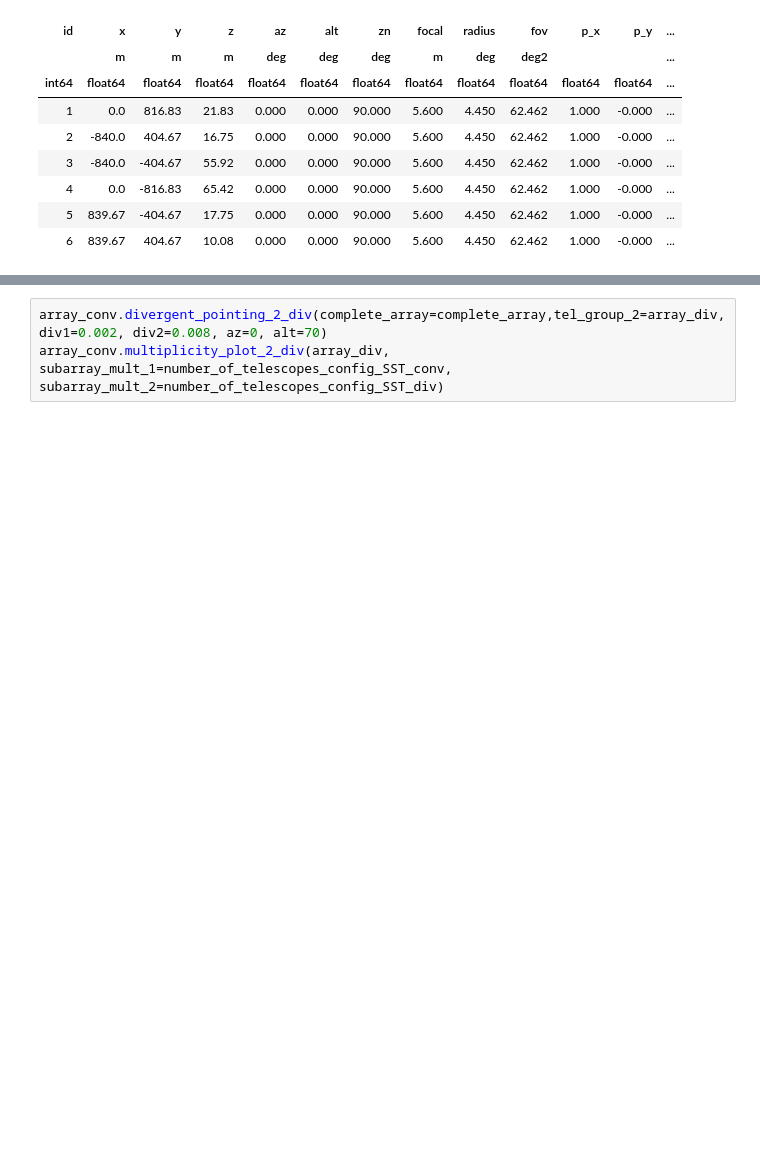
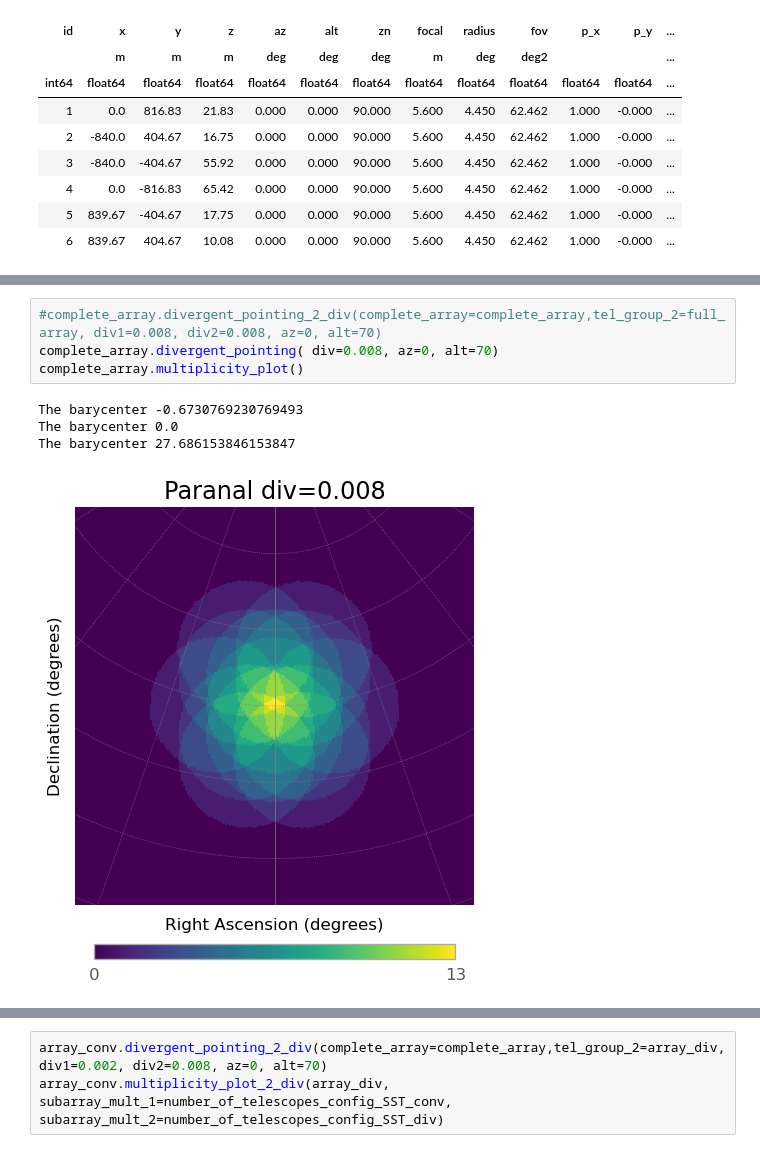
Before and after one commit to SamantaMorales/divtel, a Jupyter notebook: SST/BEST_SST_choosing_divergence_values.ipynb, the cells around one changed output, grey strips where cells are left out. Cells and saved outputs as stored; diff of their text form; blank space fills up the shorter version.

```diff
--- a/SST/BEST_SST_choosing_divergence_values.ipynb
+++ b/SST/BEST_SST_choosing_divergence_values.ipynb
@@ -475 +475,10 @@ Table length=46
+# %%
+#complete_array.divergent_pointing_2_div(complete_array=complete_array,tel_group_2=full_array, div1=0.008, div2=0.008, az=0, alt=70)
+complete_array.divergent_pointing( div=0.008, az=0, alt=70)
+complete_array.multiplicity_plot()
+# %% [output]
+The barycenter -0.6730769230769493
+The barycenter 0.0
+The barycenter 27.686153846153847
+[figure, added]
 # %%
```
Also changed, not shown: parts of 55 cells of this notebook, 2 other files.
